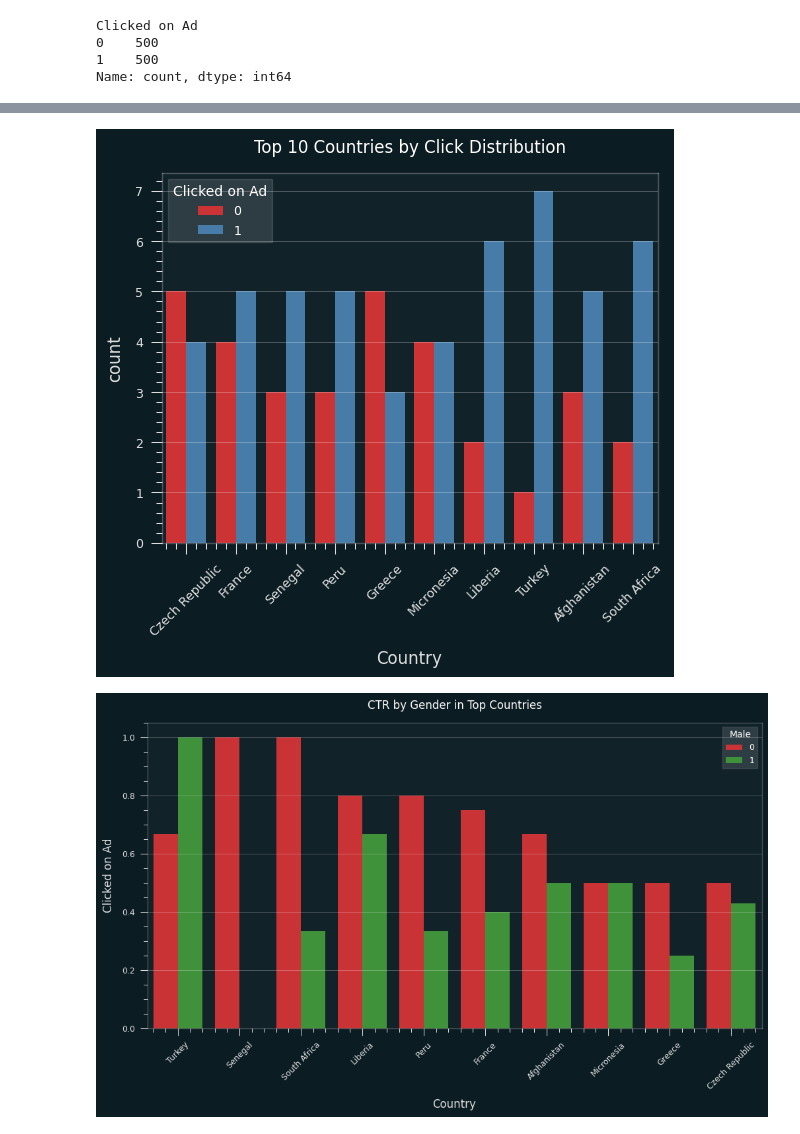
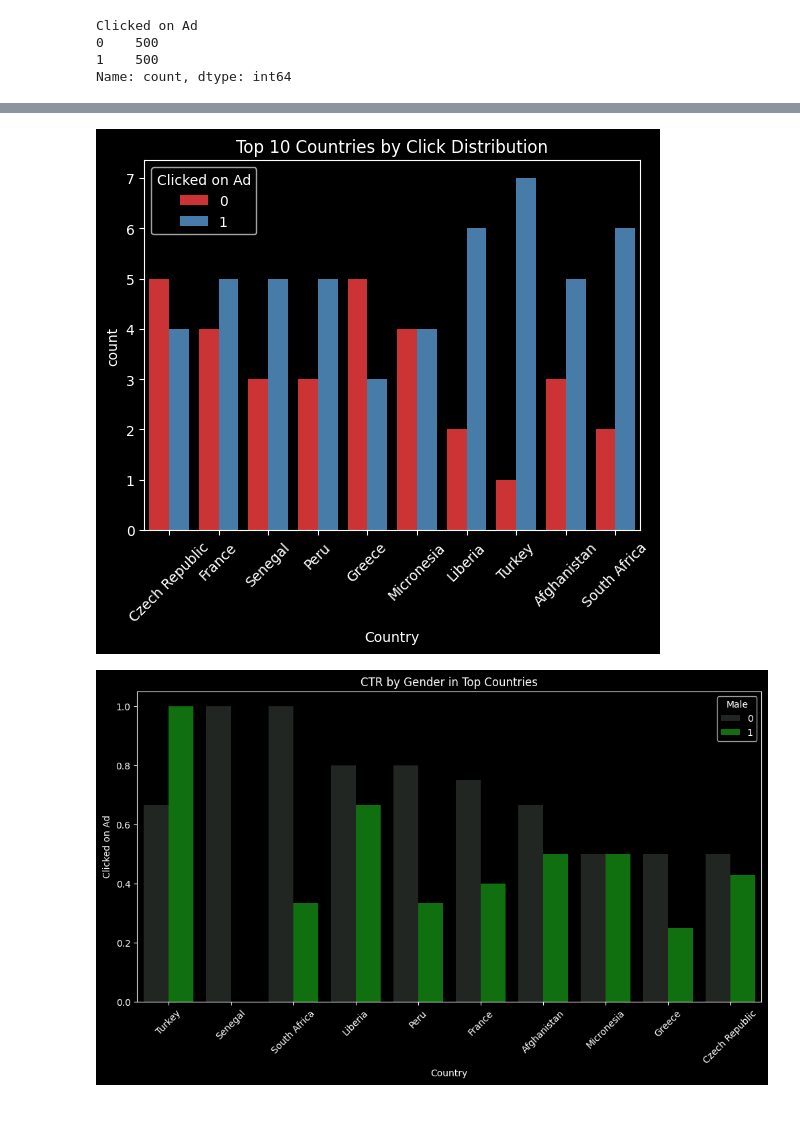
Before and after one commit to RohitMugalya/Ad-Click-Through-Rate-Predictor, a Jupyter notebook: exloratory_data_analysis.ipynb, the cells around one changed output, grey strips where cells are left out. Saved outputs shown, nothing was run; the diff lists cells and outputs as text; code cells hidden in the pictures.

```diff
--- a/exloratory_data_analysis.ipynb
+++ b/exloratory_data_analysis.ipynb
@@ -4,4 +4,5 @@ import pandas as pd
 import matplotlib.pyplot as plt
 import seaborn as sns
 
+plt.style.use("dark_background")
 pd.options.display.float_format = "{:,.2f}".format
@@ -148,20 +146,21 @@ plt.xticks(rotation=45)
 plt.title("Top 10 Countries by Click Distribution")
 plt.show()
 # %% [output]
-[figure, old version]
+[figure, new version]
 # %%
 ctr_by_country_gender = (
     data.groupby([country, male])[ad_clicked]
     .mean()
     .reset_index()
     .sort_values(by=ad_clicked, ascending=False)
 )
 
 plt.figure(figsize=(12,6))
 sns.barplot(x=country, y=ad_clicked, hue=male,
-            data=ctr_by_country_gender[ctr_by_country_gender[country].isin(top_countries)])
+            data=ctr_by_country_gender[ctr_by_country_gender[country].isin(top_countries)],
+            palette='dark:green')
 plt.xticks(rotation=45)
 plt.title("CTR by Gender in Top Countries")
 plt.show()
 # %% [output]
-[figure, old version]
+[figure, new version]
```
Also changed, not shown: parts of 9 cells of this notebook, 1 other file.
